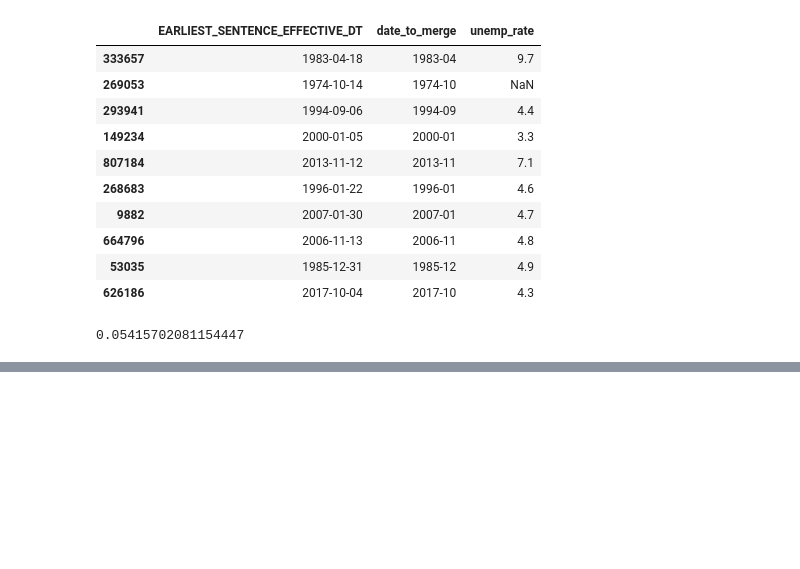
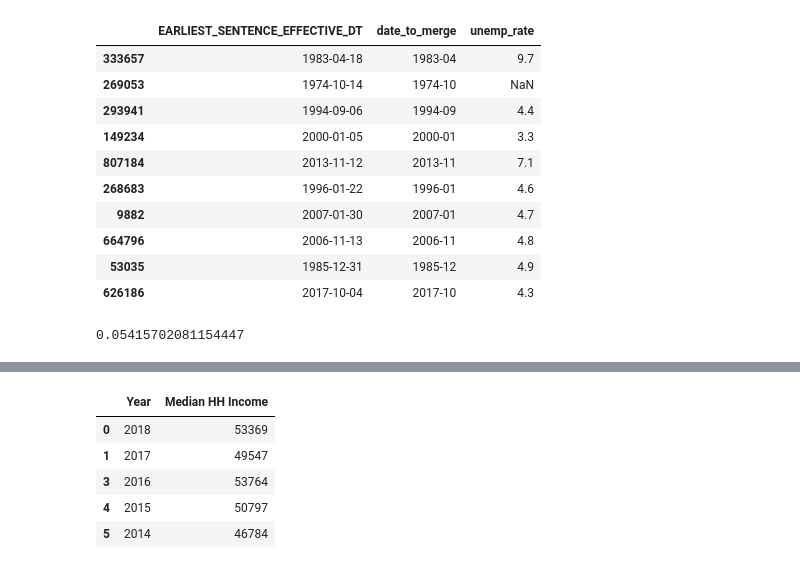
Before and after one commit to christi-liongson/covid_decarceration, a Jupyter notebook: files/features_split_preprocess.ipynb, the cells around one changed output, grey strips where cells are left out. Drawn from its saved outputs; the diff is of its cells as text; code cells hidden in the pictures; blank space fills up the shorter version.

```diff
--- a/files/features_split_preprocess.ipynb
+++ b/files/features_split_preprocess.ipynb
@@ -420,0 +452,16 @@ hh_inc.head()
+# %%
+# Drop duplicate rows and convert to string
+hh_inc_edit = hh_inc.copy()
+hh_inc_edit['Year'] = hh_inc_edit['Year'].astype(str)
+hh_inc_edit = hh_inc_edit.drop(axis=0, index=[2,6]) # Drop (39) and (40) versions of 2013 and 2017
+
+# Slice string to only keep numbers
+hh_inc_edit['Year'] = hh_inc_edit['Year'].str[:4]
+hh_inc_edit.head()
+# %% [output]
+|  | Year | Median HH Income |
+| 0 | 2018 | 53369 |
+| 1 | 2017 | 49547 |
+| 3 | 2016 | 53764 |
+| 4 | 2015 | 50797 |
+| 5 | 2014 | 46784 |
```
Also changed, not shown: parts of 6 cells of this notebook.
